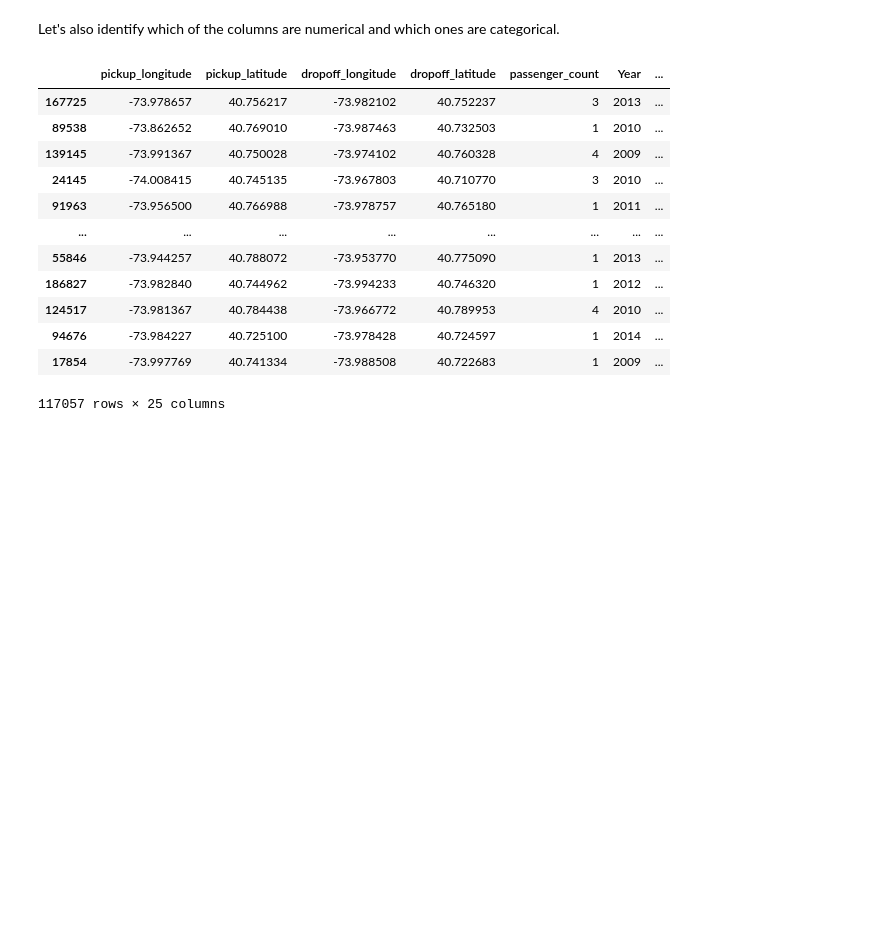
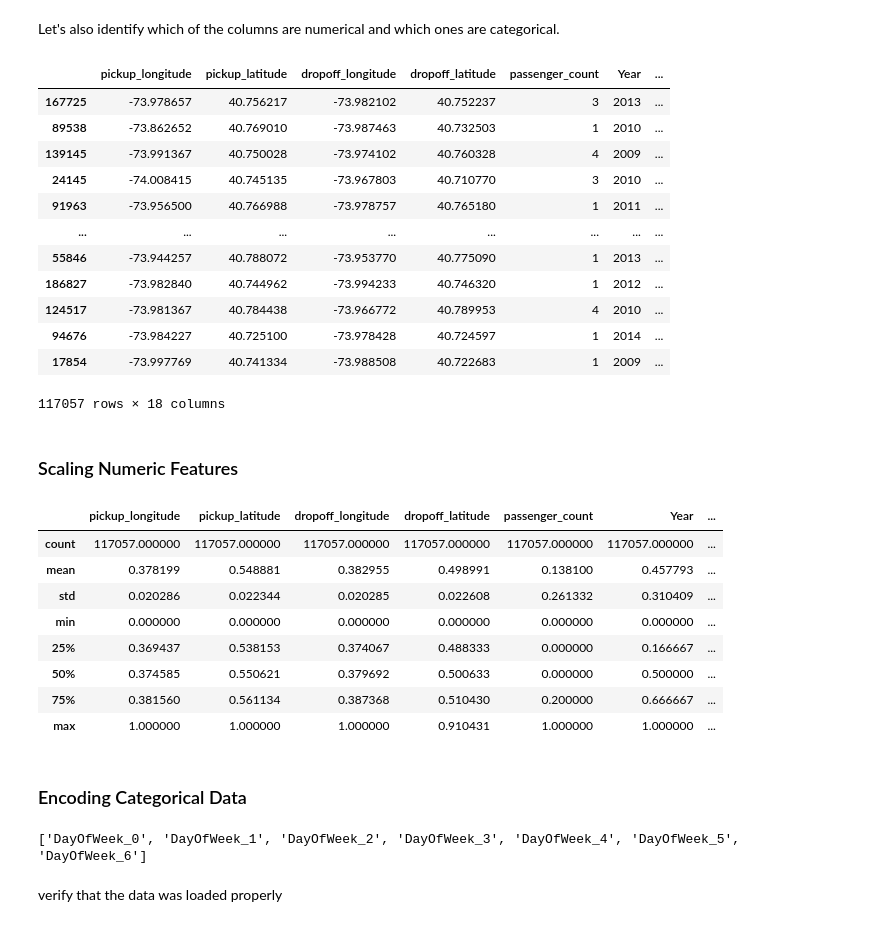
Before and after one commit to krzysikd/Uber_Fare_Prediction, a Jupyter notebook: Uber_Fares_Prediction.ipynb, the cells around one changed output. Saved outputs shown, nothing was run; the diff lists cells and outputs as text; code cells hidden in the pictures; blank space fills up the shorter version.

Commit message:
Continued data processing: split data, scaled numerical features and encoded variables

```diff
--- a/Uber_Fares_Prediction.ipynb
+++ b/Uber_Fares_Prediction.ipynb
@@ -432,7 +433,7 @@ def remove_outliers(df):
         (df['dropoff_latitude'].between(40, 42))
     ]
 
-df = remove_outliers(df)
+df = remove_outliers(df).copy()
 
 print(f"Data size after outlier removal: {df.shape}")
 # %% [output]
@@ -585,6 +585,9 @@ train_targets
 Name: fare_amount, Length: 117057, dtype: float64
 # %% [markdown]
 Let's also identify which of the columns are numerical and which ones are categorical.
+# %%
+categorical_cols = ['DayOfWeek']
+numeric_cols = [col for col in train_inputs.columns if col not in categorical_cols]
 # %%
 train_inputs
 # %% [output]
@@ -600,4 +603,26 @@ train_inputs
 | 124517 | -73.981367 | 40.784438 | -73.966772 | 40.789953 | 4 | 2010 | ... |
 | 94676 | -73.984227 | 40.725100 | -73.978428 | 40.724597 | 1 | 2014 | ... |
 | 17854 | -73.997769 | 40.741334 | -73.988508 | 40.722683 | 1 | 2009 | ... |
-117057 rows × 25 columns
+117057 rows × 18 columns
+# %% [markdown]
+### Scaling Numeric Features
+# %%
+scaler = MinMaxScaler().fit(df[numeric_cols])
+# %%
+train_inputs[numeric_cols] = scaler.transform(train_inputs[numeric_cols])
+val_inputs[numeric_cols] = scaler.transform(val_inputs[numeric_cols])
+test_inputs[numeric_cols] = scaler.transform(test_inputs[numeric_cols])
+# %%
+train_inputs[numeric_cols].describe()
+# %% [output]
+|  | pickup_longitude | pickup_latitude | dropoff_longitude | dropoff_latitude | passenger_count | Year | ... |
+| count | 117057.000000 | 117057.000000 | 117057.000000 | 117057.000000 | 117057.000000 | 117057.000000 | ... |
+| mean | 0.378199 | 0.548881 | 0.382955 | 0.498991 | 0.138100 | 0.457793 | ... |
+| std | 0.020286 | 0.022344 | 0.020285 | 0.022608 | 0.261332 | 0.310409 | ... |
+| min | 0.000000 | 0.000000 | 0.000000 | 0.000000 | 0.000000 | 0.000000 | ... |
+| 25% | 0.369437 | 0.538153 | 0.374067 | 0.488333 | 0.000000 | 0.166667 | ... |
+| 50% | 0.374585 | 0.550621 | 0.379692 | 0.500633 | 0.000000 | 0.500000 | ... |
+| 75% | 0.381560 | 0.561134 | 0.387368 | 0.510430 | 0.200000 | 0.666667 | ... |
+| max | 1.000000 | 1.000000 | 1.000000 | 0.910431 | 1.000000 | 1.000000 | ... |
+# %% [markdown]
+### Encoding Categorical Data
@@ -603,0 +631,5 @@ train_inputs
+# %%
+encoded_cols = list(encoder.get_feature_names_out(categorical_cols))
+print(encoded_cols)
+# %% [output]
+['DayOfWeek_0', 'DayOfWeek_1', 'DayOfWeek_2', 'DayOfWeek_3', 'DayOfWeek_4', 'DayOfWeek_5', 'DayOfWeek_6']
@@ -603,0 +640,2 @@ train_inputs
+# %% [markdown]
+verify that the data was loaded properly
```
Also changed, not shown: parts of 10 cells of this notebook.
